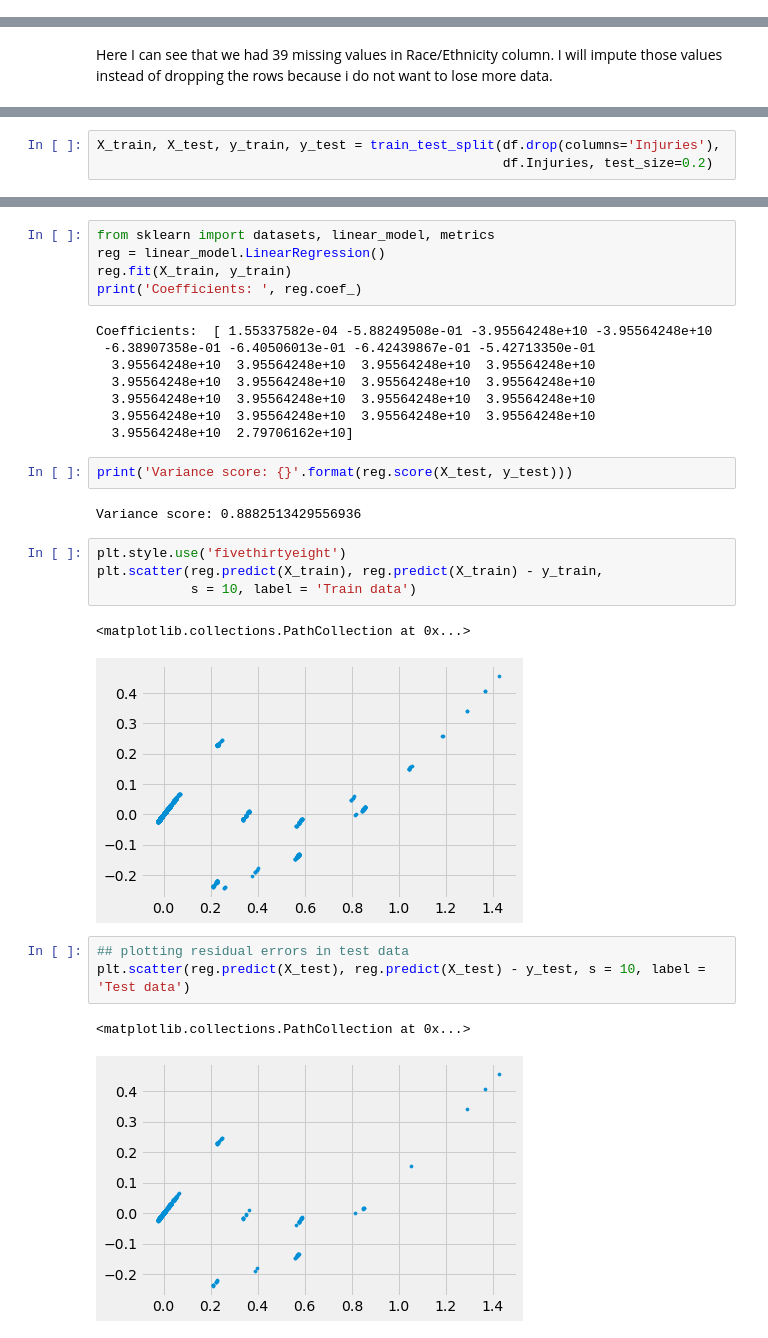
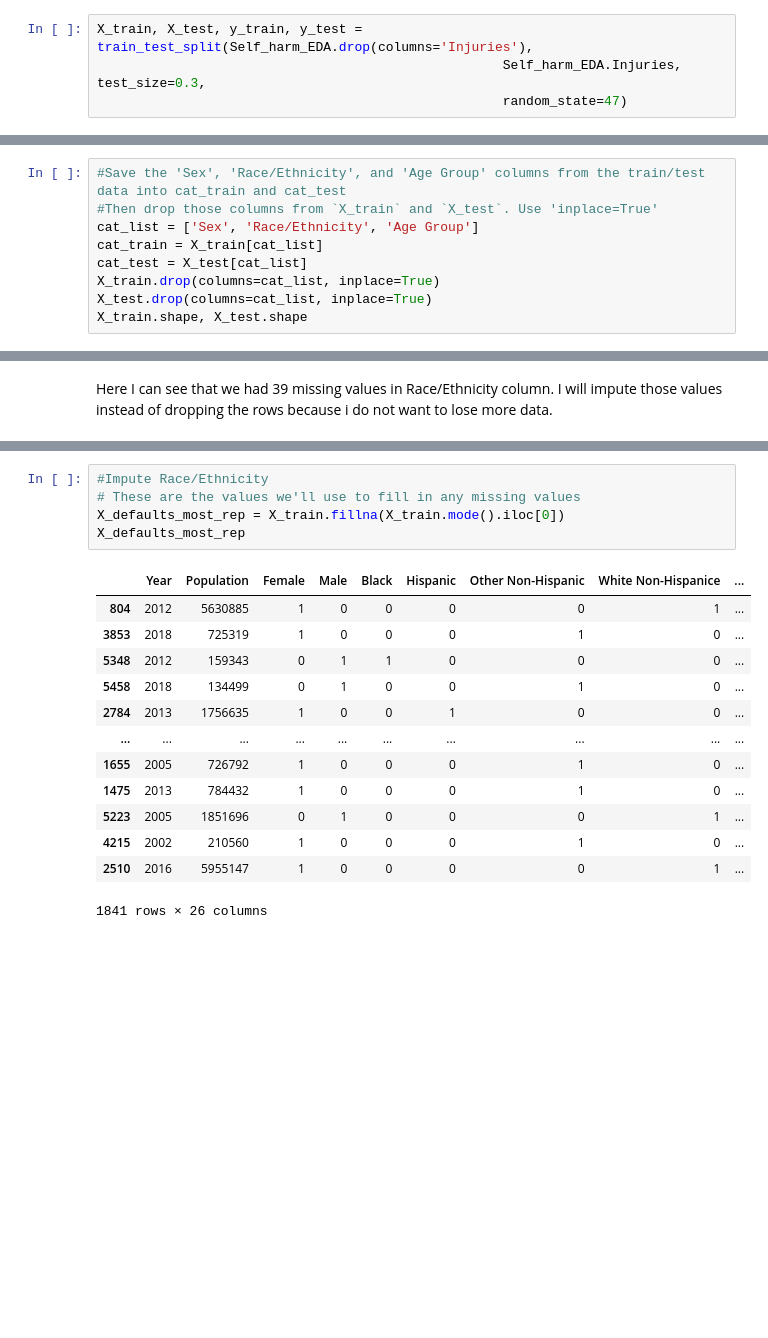
Before and after one commit to HayalDargin/Springboard_Work, a Jupyter notebook: Capstone_2/Hayal_Capstone_Two_Pre_processing_Training_Data_Development.ipynb, the cells around one changed output, grey strips where cells are left out. Drawn from its saved outputs; the diff is of its cells as text; blank space fills up the shorter version.

```diff
--- a/Capstone_2/Hayal_Capstone_Two_Pre_processing_Training_Data_Development.ipynb
+++ b/Capstone_2/Hayal_Capstone_Two_Pre_processing_Training_Data_Development.ipynb
@@ -109,0 +124,4 @@ Self_harm_EDA.tail()
+# %%
+X_train, X_test, y_train, y_test = train_test_split(Self_harm_EDA.drop(columns='Injuries'),
+                                                    Self_harm_EDA.Injuries, test_size=0.3,
+                                                    random_state=47)
@@ -109,0 +136,9 @@ Self_harm_EDA.tail()
+# %%
+#Save the 'Sex', 'Race/Ethnicity', and 'Age Group' columns from the train/test data into cat_train and cat_test
+#Then drop those columns from `X_train` and `X_test`. Use 'inplace=True'
+cat_list = ['Sex', 'Race/Ethnicity', 'Age Group']
+cat_train = X_train[cat_list]
+cat_test = X_test[cat_list]
+X_train.drop(columns=cat_list, inplace=True)
+X_test.drop(columns=cat_list, inplace=True)
+X_train.shape, X_test.shape
@@ -315,3 +212,0 @@ len(df) * .8, len(df) * .2
-# %%
-X_train, X_test, y_train, y_test = train_test_split(df.drop(columns='Injuries'),
-                                                    df.Injuries, test_size=0.2)
@@ -331,30 +213,19 @@ y = df.Injuries
-# %%
-from sklearn import datasets, linear_model, metrics
-reg = linear_model.LinearRegression()
-reg.fit(X_train, y_train)
-print('Coefficients: ', reg.coef_)
-# %% [output]
-Coefficients:  [ 1.55337582e-04 -5.88249508e-01 -3.95564248e+10 -3.95564248e+10
- -6.38907358e-01 -6.40506013e-01 -6.42439867e-01 -5.42713350e-01
-  3.95564248e+10  3.95564248e+10  3.95564248e+10  3.95564248e+10
-  3.95564248e+10  3.95564248e+10  3.95564248e+10  3.95564248e+10
-  3.95564248e+10  3.95564248e+10  3.95564248e+10  3.95564248e+10
-  3.95564248e+10  3.95564248e+10  3.95564248e+10  3.95564248e+10
-  3.95564248e+10  2.79706162e+10]
-# %%
-print('Variance score: {}'.format(reg.score(X_test, y_test)))
-# %% [output]
-Variance score: 0.8882513429556936
-# %%
-plt.style.use('fivethirtyeight')
-plt.scatter(reg.predict(X_train), reg.predict(X_train) - y_train,
-            s = 10, label = 'Train data')
-# %% [output]
-<matplotlib.collections.PathCollection at 0x...>
-[figure, removed]
-# %%
-## plotting residual errors in test data
-plt.scatter(reg.predict(X_test), reg.predict(X_test) - y_test, s = 10, label = 'Test data')
-# %% [output]
-<matplotlib.collections.PathCollection at 0x...>
-[figure, removed]
+# %%
+#Impute Race/Ethnicity
+# These are the values we'll use to fill in any missing values
+X_defaults_most_rep = X_train.fillna(X_train.mode().iloc[0])
+X_defaults_most_rep
+# %% [output]
+|  | Year | Population | Female | Male | Black | Hispanic | Other Non-Hispanic | White Non-Hispanice | ... |
+| 804 | 2012 | 5630885 | 1 | 0 | 0 | 0 | 0 | 1 | ... |
+| 3853 | 2018 | 725319 | 1 | 0 | 0 | 0 | 1 | 0 | ... |
+| 5348 | 2012 | 159343 | 0 | 1 | 1 | 0 | 0 | 0 | ... |
+| 5458 | 2018 | 134499 | 0 | 1 | 0 | 0 | 1 | 0 | ... |
+| 2784 | 2013 | 1756635 | 1 | 0 | 0 | 1 | 0 | 0 | ... |
+| ... | ... | ... | ... | ... | ... | ... | ... | ... | ... |
+| 1655 | 2005 | 726792 | 1 | 0 | 0 | 0 | 1 | 0 | ... |
+| 1475 | 2013 | 784432 | 1 | 0 | 0 | 0 | 1 | 0 | ... |
+| 5223 | 2005 | 1851696 | 0 | 1 | 0 | 0 | 0 | 1 | ... |
+| 4215 | 2002 | 210560 | 1 | 0 | 0 | 0 | 1 | 0 | ... |
+| 2510 | 2016 | 5955147 | 1 | 0 | 0 | 0 | 0 | 1 | ... |
+1841 rows × 26 columns
```
Also changed, not shown: parts of 68 cells of this notebook.
